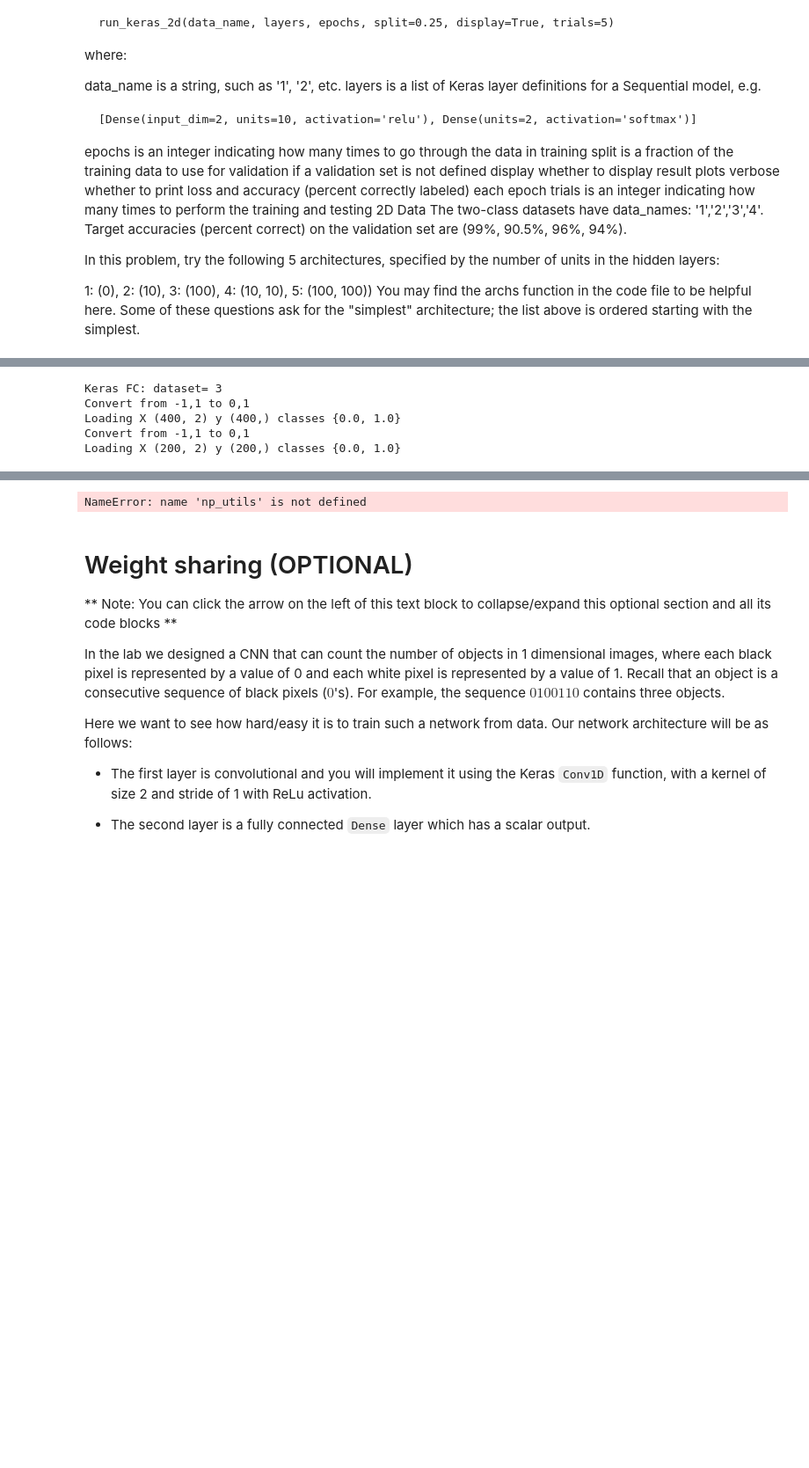
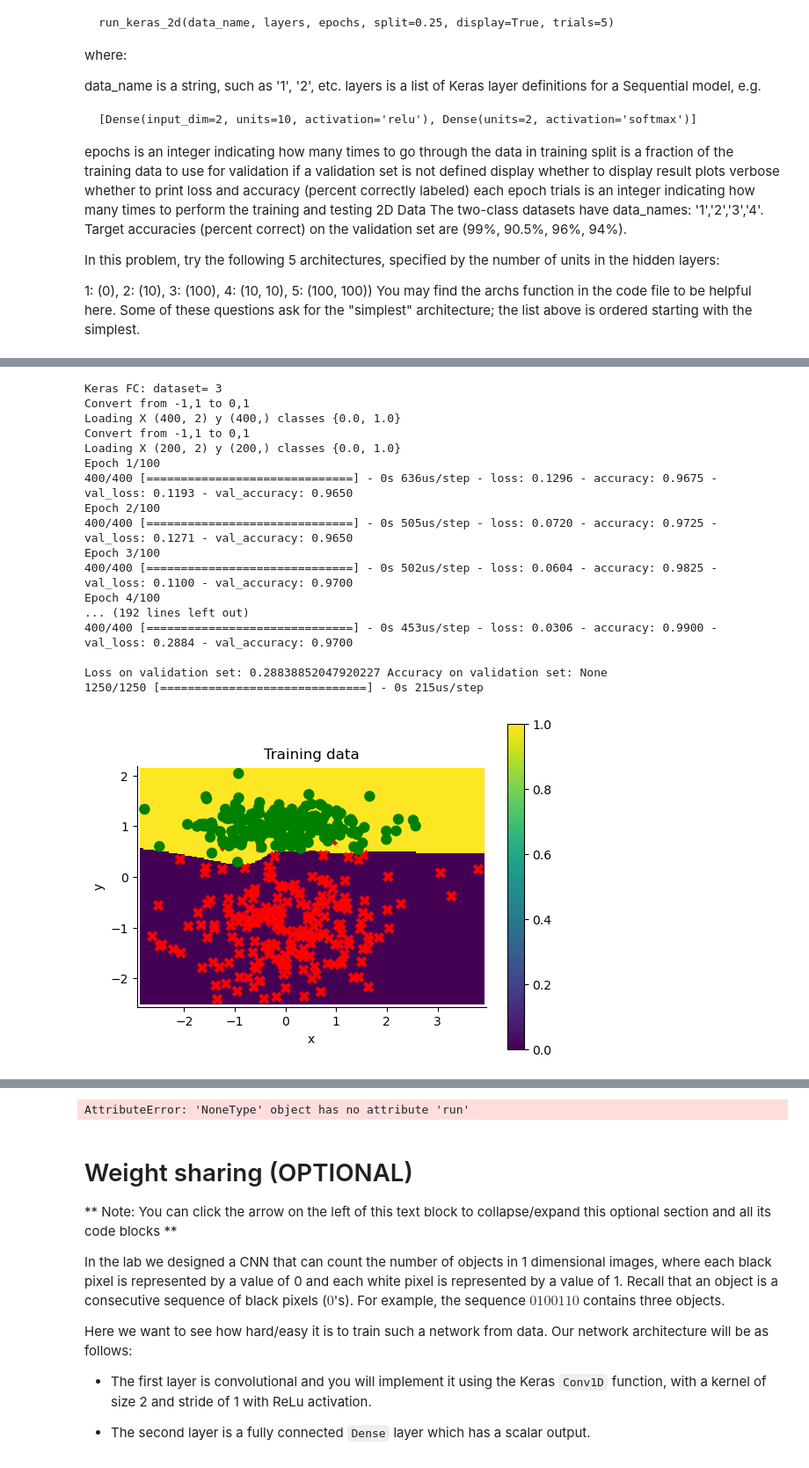
Before and after one commit to hbasriuzun/My_code2, a Jupyter notebook: 4_MIT_AI_lectures/8_week/code_for_hw8/MIT_6_036_hw08_colab_notebook_(OLL).ipynb, the cells around one changed output, grey strips where cells are left out. Shown at 88% size. Drawn from its saved outputs; the diff is of its cells as text; code cells hidden in the pictures; blank space fills up the shorter version.

```diff
--- a/4_MIT_AI_lectures/8_week/code_for_hw8/MIT_6_036_hw08_colab_notebook_(OLL).ipynb
+++ b/4_MIT_AI_lectures/8_week/code_for_hw8/MIT_6_036_hw08_colab_notebook_(OLL).ipynb
@@ -685,10 +419,24 @@ from matplotlib import pyplot as plt
 # %%
 #example of run_keras_2d
 layer1 = keras.layers.Dense(units=3, activation='relu', use_bias=False)
-run_keras_2d("3", archs(2)[0], 10, split=0.5, display=False, verbose=False, trials=1)
+#run_keras_2d("3", archs(2)[0], 10, split=0.5, display=False, verbose=False, trials=1)
+run_keras_2d("3", archs(2)[4], 100, display=True, verbose=True, trials=5)
 # %% [output]
 Keras FC: dataset= 3
 Convert from -1,1 to 0,1
 Loading X (400, 2) y (400,) classes {0.0, 1.0}
 Convert from -1,1 to 0,1
 Loading X (200, 2) y (200,) classes {0.0, 1.0}
+Epoch 1/100
+400/400 [==============================] - 0s 636us/step - loss: 0.1296 - accuracy: 0.9675 - val_loss: 0.1193 - val_accuracy: 0.9650
+Epoch 2/100
+400/400 [==============================] - 0s 505us/step - loss: 0.0720 - accuracy: 0.9725 - val_loss: 0.1271 - val_accuracy: 0.9650
+Epoch 3/100
+400/400 [==============================] - 0s 502us/step - loss: 0.0604 - accuracy: 0.9825 - val_loss: 0.1100 - val_accuracy: 0.9700
+Epoch 4/100
+... (192 lines left out)
+400/400 [==============================] - 0s 453us/step - loss: 0.0306 - accuracy: 0.9900 - val_loss: 0.2884 - val_accuracy: 0.9700
+
+Loss on validation set: 0.28838852047920227 Accuracy on validation set: None
+1250/1250 [==============================] - 0s 215us/step
+[figure, added]
@@ -695,4 +445,4 @@ Loading X (200, 2) y (200,) classes {0.0, 1.0}
-NameError: name 'np_utils' is not defined
+AttributeError: 'NoneType' object has no attribute 'run'
 # %% [markdown]
 # Weight sharing (OPTIONAL)
 
```
Also changed, not shown: parts of 9 cells of this notebook, 40 other files.
